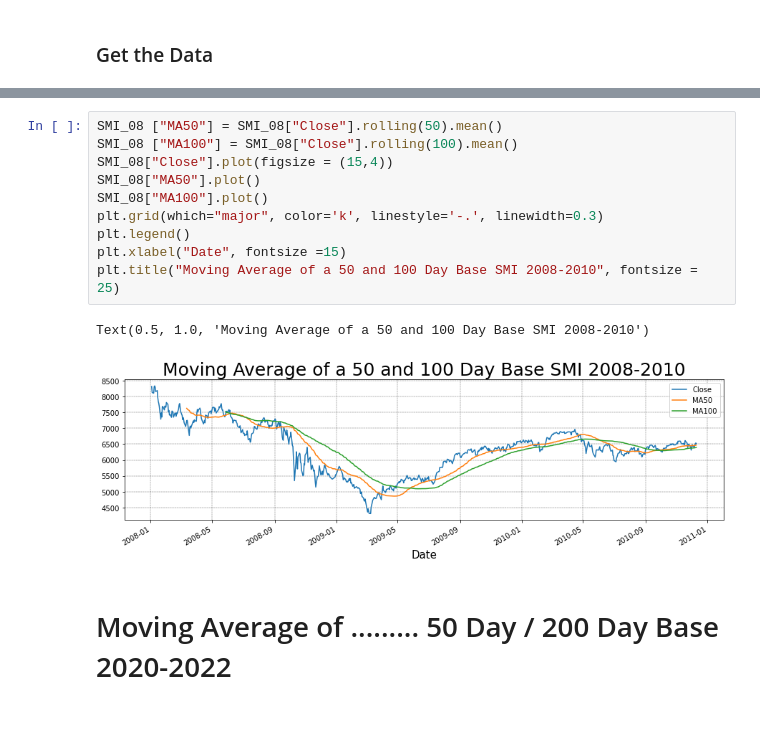
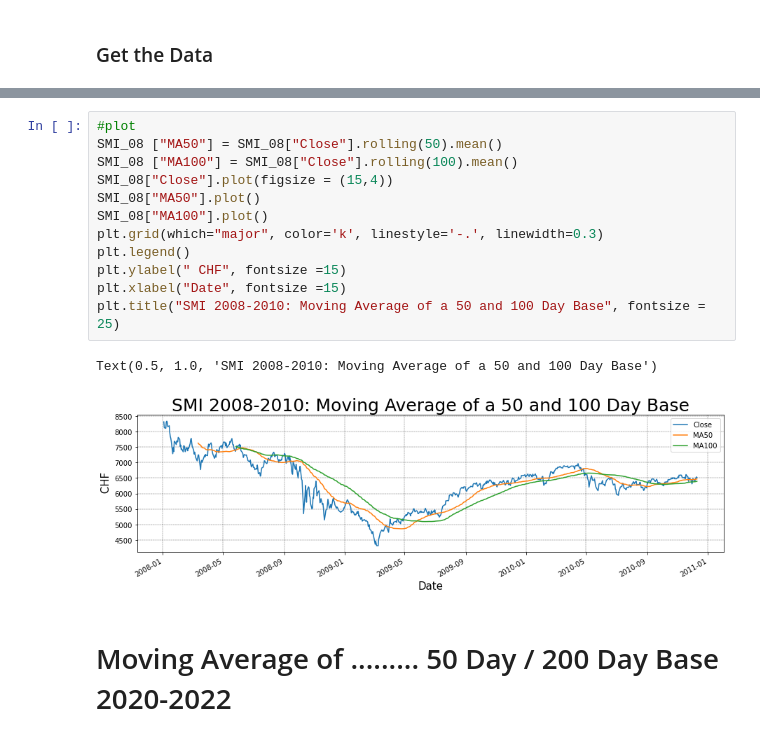
Before and after one commit to Darioschuerch/Project_MRWAM69.F2201_Marzer_Schuerch, a Jupyter notebook: Project/Project_MRWAM69.F2201_Marzer_Schuerch.ipynb, the cells around one changed output, grey strips where cells are left out. Cells and saved outputs as stored; diff of their text form.

```diff
--- a/Project/Project_MRWAM69.F2201_Marzer_Schuerch.ipynb
+++ b/Project/Project_MRWAM69.F2201_Marzer_Schuerch.ipynb
@@ -61,18 +63,20 @@ SMI_08.to_csv("SMI_08.csv",index = False)
 # %% [output]
 [*********************100%***********************]  1 of 1 completed
 # %%
+#plot
 SMI_08 ["MA50"] = SMI_08["Close"].rolling(50).mean()
 SMI_08 ["MA100"] = SMI_08["Close"].rolling(100).mean()
 SMI_08["Close"].plot(figsize = (15,4))
 SMI_08["MA50"].plot()
 SMI_08["MA100"].plot()
 plt.grid(which="major", color='k', linestyle='-.', linewidth=0.3)
 plt.legend()
+plt.ylabel(" CHF", fontsize =15)
 plt.xlabel("Date", fontsize =15)
-plt.title("Moving Average of a 50 and 100 Day Base SMI 2008-2010", fontsize = 25)
+plt.title("SMI 2008-2010: Moving Average of a 50 and 100 Day Base", fontsize = 25)
 # %% [output]
-Text(0.5, 1.0, 'Moving Average of a 50 and 100 Day Base SMI 2008-2010')
+Text(0.5, 1.0, 'SMI 2008-2010: Moving Average of a 50 and 100 Day Base')
-[figure, old version]
+[figure, new version]
 # %% [markdown]
 # Moving Average of ......... 50 Day / 200 Day Base 2020-2022
 # %% [markdown]
```
Also changed, not shown: parts of 8 cells of this notebook, 4 other files.
